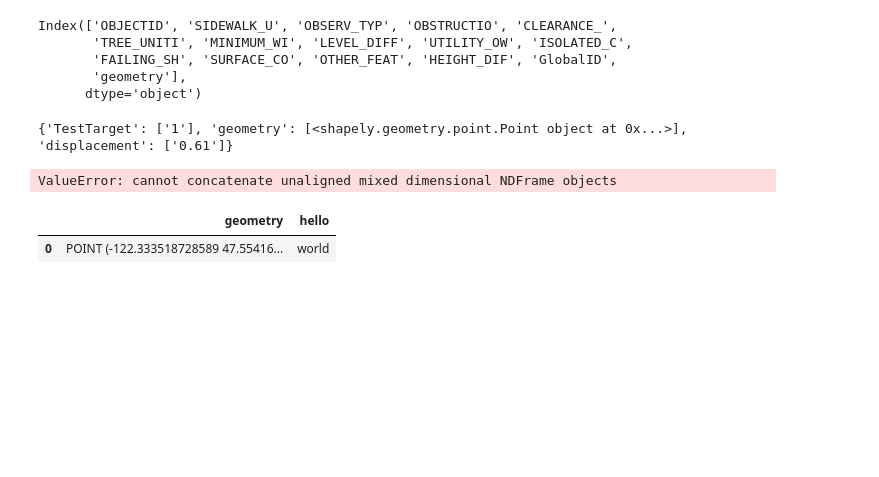
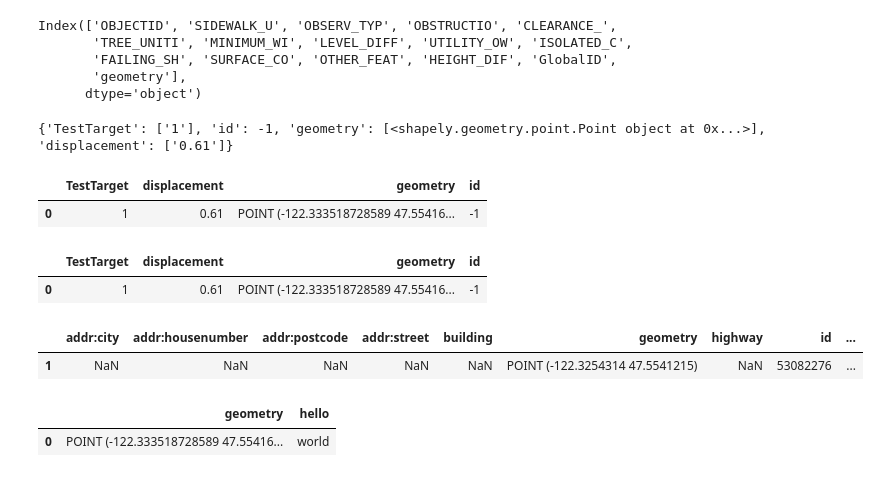
Before and after one commit to matthewkli97/AccessMap-A3, a Jupyter notebook: scripts/PrototypeScript.ipynb, the cells around one changed output. Saved outputs shown, nothing was run; the diff lists cells and outputs as text; code cells hidden in the pictures; blank space fills up the shorter version.

```diff
--- a/scripts/PrototypeScript.ipynb
+++ b/scripts/PrototypeScript.ipynb
@@ -139,9 +197,9 @@ Index(['OBJECTID', 'SIDEWALK_U', 'OBSERV_TYP', 'OBSTRUCTIO', 'CLEARANCE_',
 #mappingDataframe = gpd.GeoDataFrame({'geometry': [sidewalk_point]})
 
 mappingDict = {}
+ref = 0
 
 for key in keys:
-
     if key in mapping:
         if 'categoryMap' in mapping[key]:
             value = testObs.loc[1][key]
@@ -151,23 +209,34 @@ for key in keys:
             value = testObs.loc[1][key]
             mappingDict[mapping[key]["target"]] = [value]
 
+        mappingDict['id'] = ref
         mappingDict['geometry'] = [sidewalk_point]
+        ref = ref - 1
         #tempFrame = pd.DataFrame.from_dict(mappingDict)
         #gpd.GeoDataFrame(mappingDict)
-        pd.DataFrame(mappingDict)
 
 print(mappingDict)
 # %% [output]
-{'TestTarget': ['1'], 'geometry': [<shapely.geometry.point.Point object at 0x...>], 'displacement': ['0.61']}
+{'TestTarget': ['1'], 'id': -1, 'geometry': [<shapely.geometry.point.Point object at 0x...>], 'displacement': ['0.61']}
+# %%
+gpd.GeoDataFrame(mappingDict)
+# %% [output]
+|  | TestTarget | displacement | geometry | id |
+| 0 | 1 | 0.61 | POINT (-122.333518728589 47.55416... | -1 |
 # %%
-testDataFrame = OSM.loc[1]
+testDataFrame = gpd.GeoDataFrame()
 
 gpd.GeoDataFrame(pd.concat([testDataFrame,
                             gpd.GeoDataFrame(mappingDict)
-
-                            ]))
+                            ], ignore_index=True))
 # %% [output]
-ValueError: cannot concatenate unaligned mixed dimensional NDFrame objects
+|  | TestTarget | displacement | geometry | id |
+| 0 | 1 | 0.61 | POINT (-122.333518728589 47.55416... | -1 |
+# %%
+gpd.GeoDataFrame(testDataFrame)
+# %% [output]
+|  | addr:city | addr:housenumber | addr:postcode | addr:street | building | geometry | highway | id | ... |
+| 1 | NaN | NaN | NaN | NaN | NaN | POINT (-122.3254314 47.5541215) | NaN | 53082276 | ... |
 # %%
 gpd.GeoDataFrame({'geometry': [sidewalk_point], 'hello' : 'world'})
 # %% [output]
```
Also changed, not shown: parts of 7 cells of this notebook, 2 other files.
